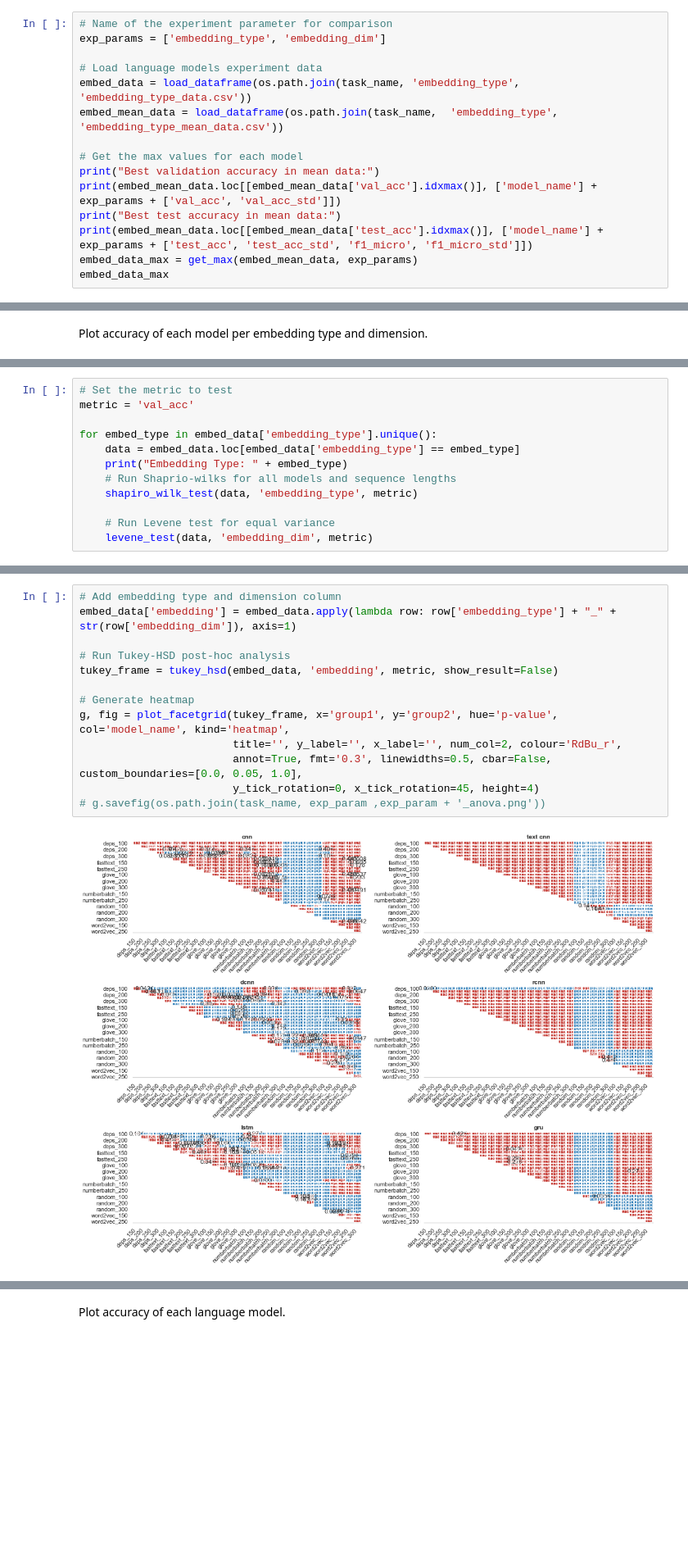
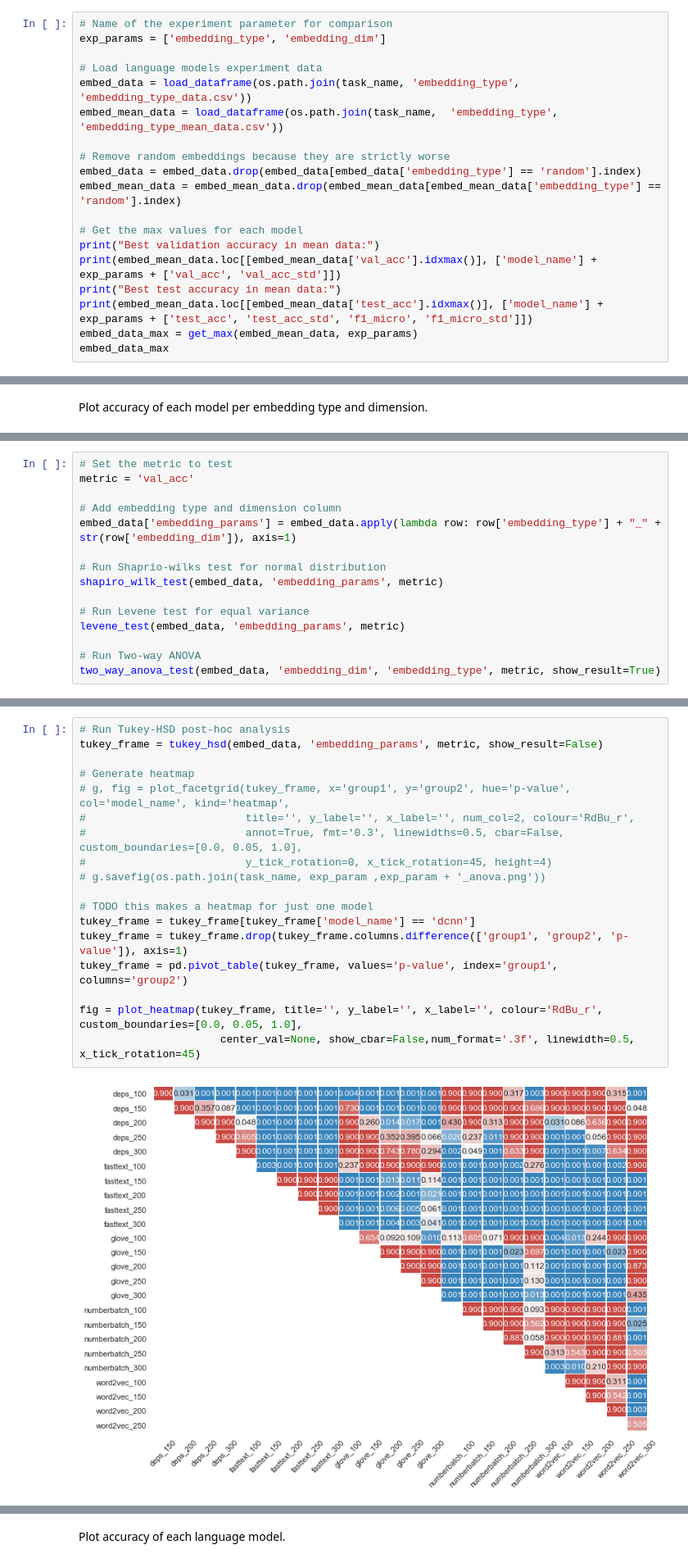
Before and after one commit to NathanDuran/Sentence-Encoding-for-DA-Classification, a Jupyter notebook: data_processing/swda_results.ipynb, the cells around one changed output, grey strips where cells are left out. Shown at 82% size. Cells and saved outputs as stored; diff of their text form; blank space fills up the shorter version.

```diff
--- a/data_processing/results.ipynb
+++ b/data_processing/swda_results.ipynb
@@ -586,6 +543,10 @@ exp_params = ['embedding_type', 'embedding_dim']
 embed_data = load_dataframe(os.path.join(task_name, 'embedding_type', 'embedding_type_data.csv'))
 embed_mean_data = load_dataframe(os.path.join(task_name,  'embedding_type', 'embedding_type_mean_data.csv'))
 
+# Remove random embeddings because they are strictly worse
+embed_data = embed_data.drop(embed_data[embed_data['embedding_type'] == 'random'].index)
+embed_mean_data = embed_mean_data.drop(embed_mean_data[embed_mean_data['embedding_type'] == 'random'].index)
+
 # Get the max values for each model
 print("Best validation accuracy in mean data:")
 print(embed_mean_data.loc[[embed_mean_data['val_acc'].idxmax()], ['model_name'] + exp_params + ['val_acc', 'val_acc_std']])
@@ -627,12 +588,15 @@ Test ANOVA assumptions using Shapiro-Wilks test for normality and Levene test fo
 # Set the metric to test
 metric = 'val_acc'
 
-for embed_type in embed_data['embedding_type'].unique():
-    data = embed_data.loc[embed_data['embedding_type'] == embed_type]
-    print("Embedding Type: " + embed_type)
-    # Run Shaprio-wilks for all models and sequence lengths
-    shapiro_wilk_test(data, 'embedding_type', metric)
+# Add embedding type and dimension column
+embed_data['embedding_params'] = embed_data.apply(lambda row: row['embedding_type'] + "_" + str(row['embedding_dim']), axis=1)
 
-    # Run Levene test for equal variance
-    levene_test(data, 'embedding_dim', metric)
+# Run Shaprio-wilks test for normal distribution
+shapiro_wilk_test(embed_data, 'embedding_params', metric)
+
+# Run Levene test for equal variance
+levene_test(embed_data, 'embedding_params', metric)
+
+# Run Two-way ANOVA
+two_way_anova_test(embed_data, 'embedding_dim', 'embedding_type', metric, show_result=True)
 # %% [output]
@@ -687,16 +641,21 @@ The following models do not have significant p-values when comparing embedding_d
 # %%
-# Add embedding type and dimension column
-embed_data['embedding'] = embed_data.apply(lambda row: row['embedding_type'] + "_" + str(row['embedding_dim']), axis=1)
-
 # Run Tukey-HSD post-hoc analysis
-tukey_frame = tukey_hsd(embed_data, 'embedding', metric, show_result=False)
+tukey_frame = tukey_hsd(embed_data, 'embedding_params', metric, show_result=False)
 
 # Generate heatmap
-g, fig = plot_facetgrid(tukey_frame, x='group1', y='group2', hue='p-value', col='model_name', kind='heatmap',
-                        title='', y_label='', x_label='', num_col=2, colour='RdBu_r',
-                        annot=True, fmt='0.3', linewidths=0.5, cbar=False, custom_boundaries=[0.0, 0.05, 1.0],
-                        y_tick_rotation=0, x_tick_rotation=45, height=4)
+# g, fig = plot_facetgrid(tukey_frame, x='group1', y='group2', hue='p-value', col='model_name', kind='heatmap',
+#                         title='', y_label='', x_label='', num_col=2, colour='RdBu_r',
+#                         annot=True, fmt='0.3', linewidths=0.5, cbar=False, custom_boundaries=[0.0, 0.05, 1.0],
+#                         y_tick_rotation=0, x_tick_rotation=45, height=4)
 # g.savefig(os.path.join(task_name, exp_param ,exp_param + '_anova.png'))
+
+# TODO this makes a heatmap for just one model
+tukey_frame = tukey_frame[tukey_frame['model_name'] == 'dcnn']
+tukey_frame = tukey_frame.drop(tukey_frame.columns.difference(['group1', 'group2', 'p-value']), axis=1)
+tukey_frame = pd.pivot_table(tukey_frame, values='p-value', index='group1', columns='group2')
+
+fig = plot_heatmap(tukey_frame, title='', y_label='', x_label='', colour='RdBu_r', custom_boundaries=[0.0, 0.05, 1.0],
+                      center_val=None, show_cbar=False,num_format='.3f', linewidth=0.5, x_tick_rotation=45)
 # %% [output]
-[figure, old version]
+[figure, new version]
 # %% [markdown]
```
Also changed, not shown: parts of 33 cells of this notebook, 7 other files.
